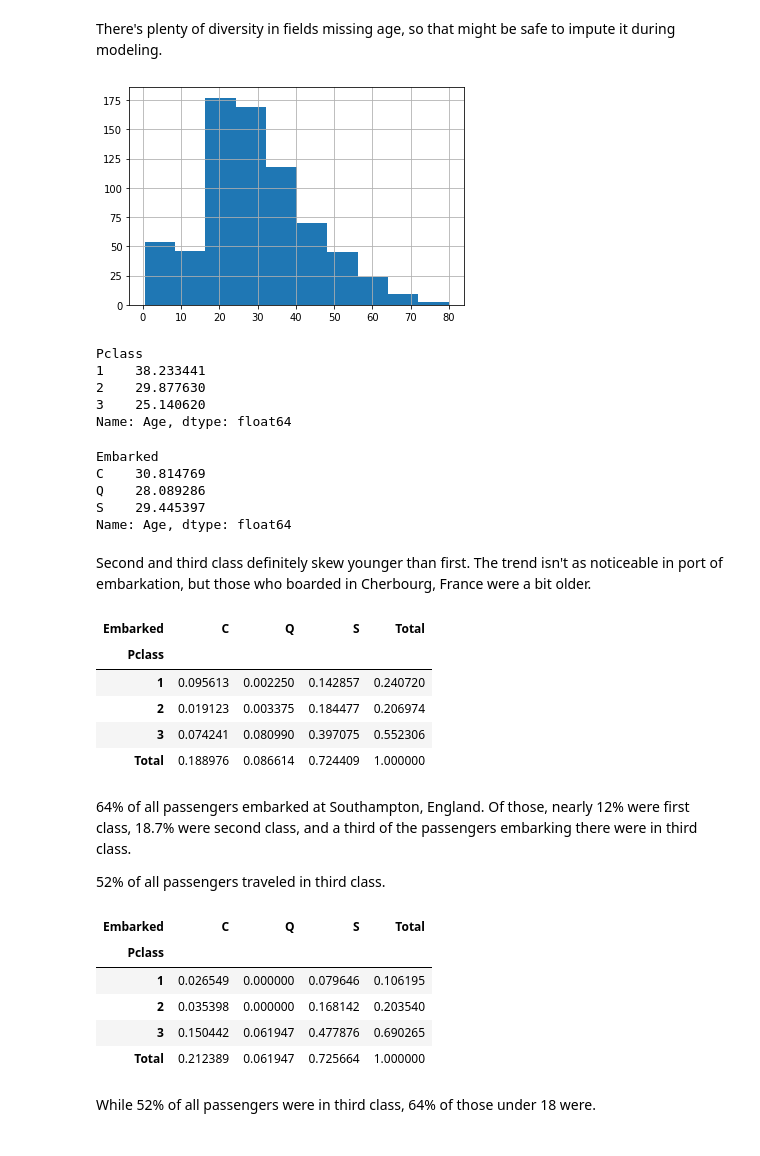
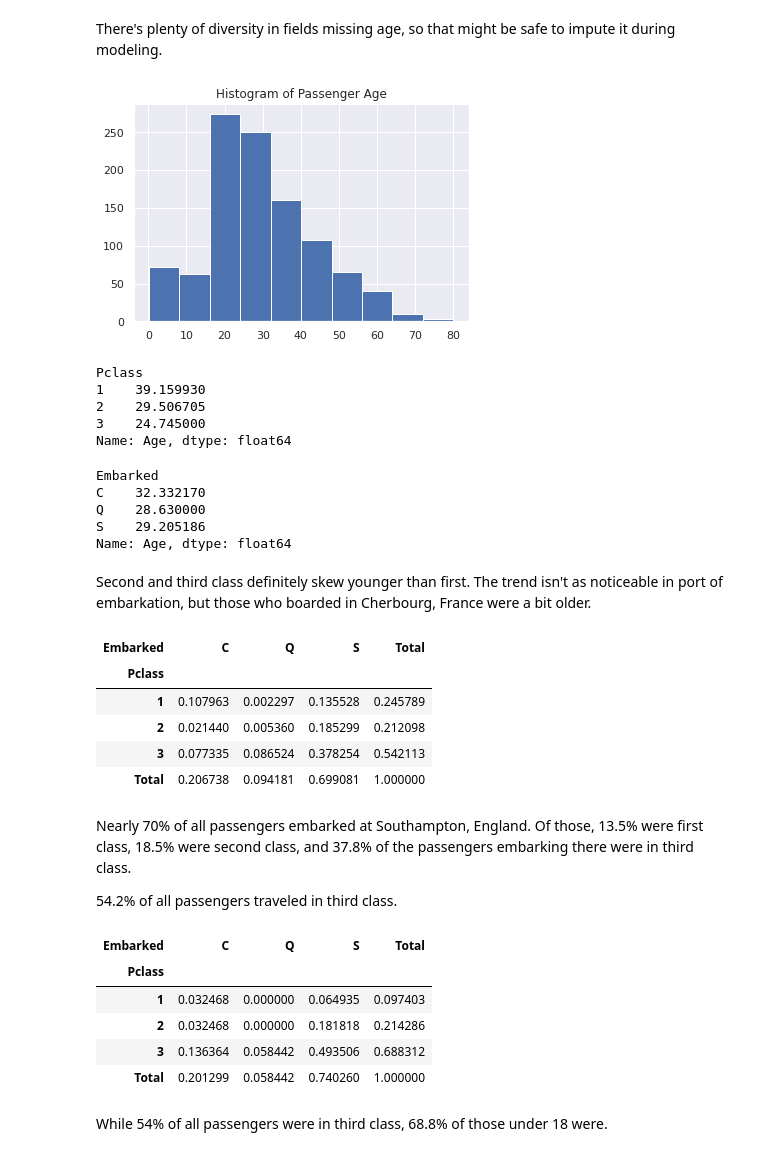
Before and after one commit to amjcosta/Kaggle, a Jupyter notebook: titanic/exploration_and_transformation.ipynb, the cells around one changed output. Cells and saved outputs as stored; diff of their text form; code cells hidden in the pictures.

````diff
--- a/titanic/exploration_and_transformation.ipynb
+++ b/titanic/exploration_and_transformation.ipynb
@@ -4,7 +10,9 @@ import numpy as np
 import matplotlib.pyplot as plt
 import seaborn as sns
 
-df = pd.read_csv('train.csv')
+sns.set()
+
+df = pd.read_csv('all_titanic_data.csv')
 display(df.head())
 display(df.info())
 # %% [output]
@@ -46,6 +53,3 @@ Embarked: Port of Embarkation (C = Cherbourg, Q = Queenstown, S = Southampton)
 ```
 
 I see plenty of age data missing from the dataset. I wonder if this should be imputed when I go to model.
-# %%
-df = df.drop('Ticket', axis=1)
-df.info()
@@ -54,4 +56,5 @@ KeyError: "['Ticket'] not found in axis"
 # %%
+df.dropna(subset=['Fare'], inplace=True)
 display(sorted(df['Fare'].unique(), key=float))
 print(f"Number of unique ticket prices, out of 891 tickets: {len(df['Fare'].unique())}")
 # %% [output]
@@ -151,24 +166,25 @@ display(no_age.head(20))
 There's plenty of diversity in fields missing age, so that might be safe to impute it during modeling.
 # %%
 df['Age'].hist()
+plt.title('Histogram of Passenger Age')
 plt.show()
 # %% [output]
-[figure, old version]
+[figure, new version]
 # %%
 df.groupby('Pclass')['Age'].mean()
 # %% [output]
 Pclass
-1    38.233441
-2    29.877630
-3    25.140620
+1    39.159930
+2    29.506705
+3    24.745000
 Name: Age, dtype: float64
 # %%
 df.groupby('Embarked')['Age'].mean()
 # %% [output]
 Embarked
-C    30.814769
-Q    28.089286
-S    29.445397
+C    32.332170
+Q    28.630000
+S    29.205186
 Name: Age, dtype: float64
 # %% [markdown]
 Second and third class definitely skew younger than first. The trend isn't as noticeable in port of embarkation, but those who boarded in Cherbourg, France were a bit older.
@@ -177,14 +193,14 @@ pd.crosstab(df['Pclass'], df['Embarked'], margins=True, margins_name='Total', no
 # %% [output]
 | Embarked | C | Q | S | Total |
 | Pclass |  |  |  |  |
-| 1 | 0.095613 | 0.002250 | 0.142857 | 0.240720 |
-| 2 | 0.019123 | 0.003375 | 0.184477 | 0.206974 |
-| 3 | 0.074241 | 0.080990 | 0.397075 | 0.552306 |
-| Total | 0.188976 | 0.086614 | 0.724409 | 1.000000 |
+| 1 | 0.107963 | 0.002297 | 0.135528 | 0.245789 |
+| 2 | 0.021440 | 0.005360 | 0.185299 | 0.212098 |
+| 3 | 0.077335 | 0.086524 | 0.378254 | 0.542113 |
+| Total | 0.206738 | 0.094181 | 0.699081 | 1.000000 |
 # %% [markdown]
-64% of all passengers embarked at Southampton, England. Of those, nearly 12% were first class, 18.7% were second class, and a third of the passengers embarking there were in third class.
+Nearly 70% of all passengers embarked at Southampton, England. Of those, 13.5% were first class, 18.5% were second class, and 37.8% of the passengers embarking there were in third class.
 
-52% of all passengers traveled in third class.
+54.2% of all passengers traveled in third class.
 # %%
 under18 = df[df['Age']<18]
 # %%
@@ -192,9 +208,9 @@ pd.crosstab(under18['Pclass'], under18['Embarked'], margins=True, margins_name='
 # %% [output]
 | Embarked | C | Q | S | Total |
 | Pclass |  |  |  |  |
-| 1 | 0.026549 | 0.000000 | 0.079646 | 0.106195 |
-| 2 | 0.035398 | 0.000000 | 0.168142 | 0.203540 |
-| 3 | 0.150442 | 0.061947 | 0.477876 | 0.690265 |
-| Total | 0.212389 | 0.061947 | 0.725664 | 1.000000 |
+| 1 | 0.032468 | 0.000000 | 0.064935 | 0.097403 |
+| 2 | 0.032468 | 0.000000 | 0.181818 | 0.214286 |
+| 3 | 0.136364 | 0.058442 | 0.493506 | 0.688312 |
+| Total | 0.201299 | 0.058442 | 0.740260 | 1.000000 |
 # %% [markdown]
-While 52% of all passengers were in third class, 64% of those under 18 were.
+While 54% of all passengers were in third class, 68.8% of those under 18 were.
````
Also changed, not shown: parts of 38 cells of this notebook, 1 other file.
